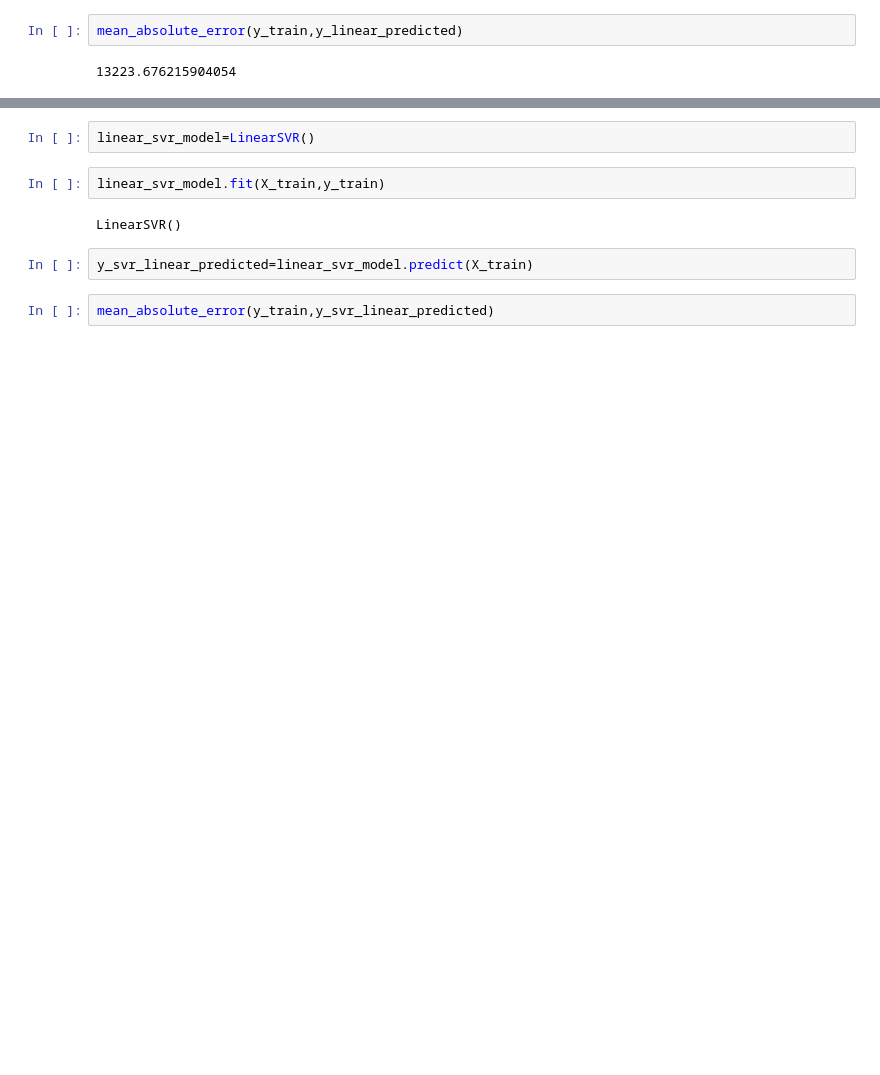
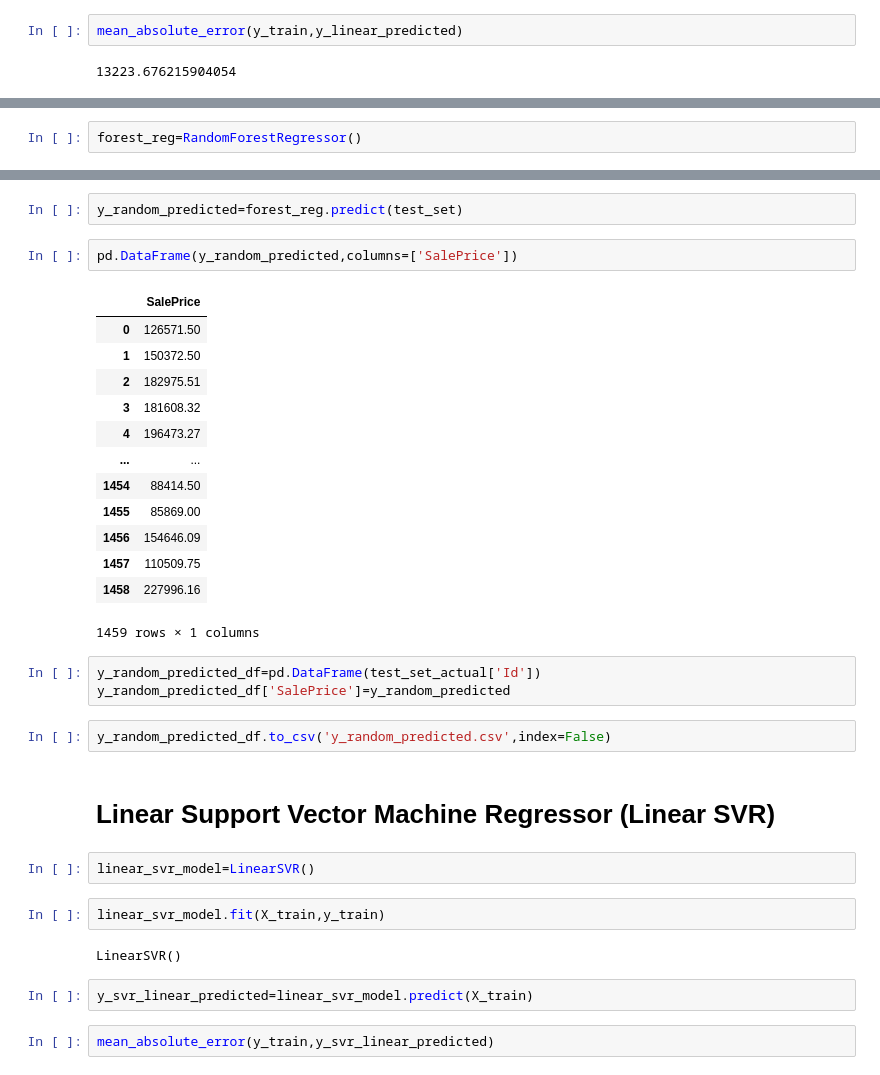
Before and after one commit to kulkarni-harsh/Advanced-Housing, a Jupyter notebook: ModelCreation.ipynb, the cells around one changed output, grey strips where cells are left out. Cells and saved outputs as stored; diff of their text form; blank space fills up the shorter version.

```diff
--- a/ModelCreation.ipynb
+++ b/ModelCreation.ipynb
@@ -92,0 +117,2 @@ mean_absolute_error(y_train,y_linear_predicted)
+# %%
+forest_reg=RandomForestRegressor()
@@ -93,3 +135,28 @@ mean_absolute_error(y_train,y_linear_predicted)
+# %%
+y_random_predicted=forest_reg.predict(test_set)
+# %%
+pd.DataFrame(y_random_predicted,columns=['SalePrice'])
+# %% [output]
+|  | SalePrice |
+| 0 | 126571.50 |
+| 1 | 150372.50 |
+| 2 | 182975.51 |
+| 3 | 181608.32 |
+| 4 | 196473.27 |
+| ... | ... |
+| 1454 | 88414.50 |
+| 1455 | 85869.00 |
+| 1456 | 154646.09 |
+| 1457 | 110509.75 |
+| 1458 | 227996.16 |
+1459 rows × 1 columns
+# %%
+y_random_predicted_df=pd.DataFrame(test_set_actual['Id'])
+y_random_predicted_df['SalePrice']=y_random_predicted
+# %%
+y_random_predicted_df.to_csv('y_random_predicted.csv',index=False)
+# %% [markdown]
+# Linear Support Vector Machine Regressor (Linear SVR)
 # %%
 linear_svr_model=LinearSVR()
 # %%
```
Also changed, not shown: parts of 36 cells of this notebook, 14 other files.
